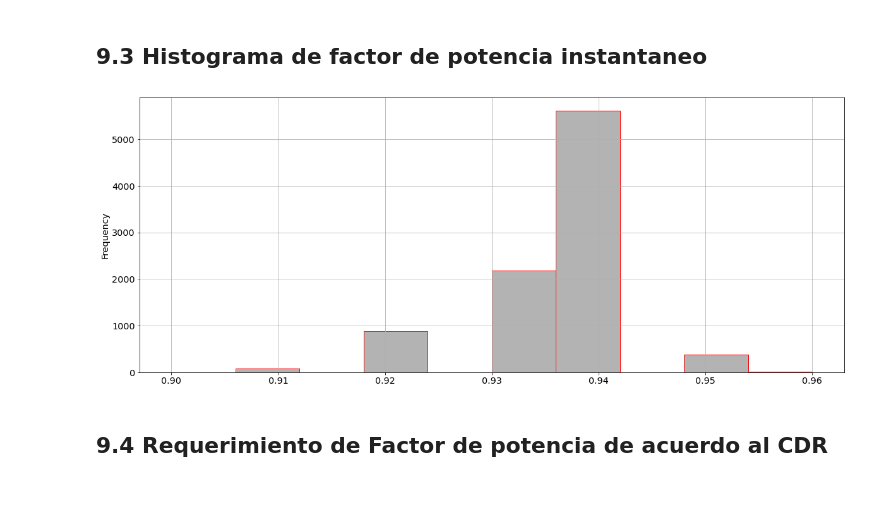
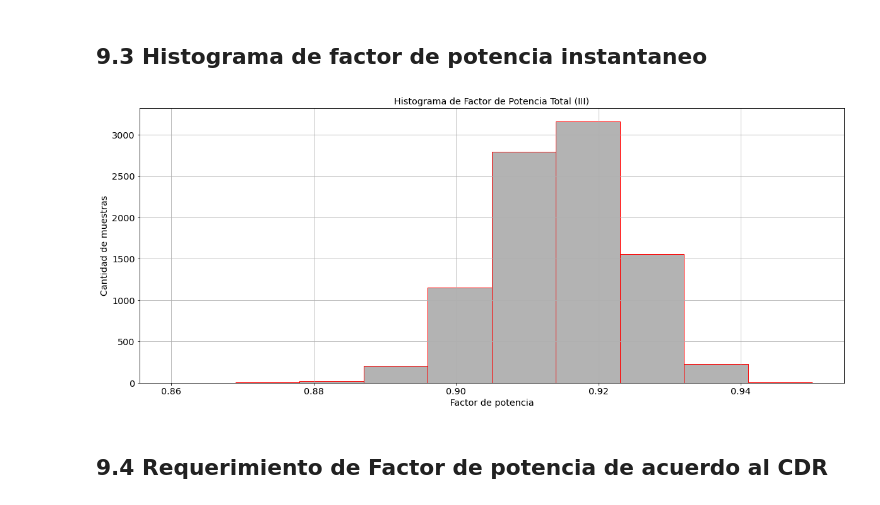
Before and after one commit to anghelcast/pqdata_samples, a Jupyter notebook: PQDATA_Top/PQDATA_TOP.ipynb, the cells around one changed output. Saved outputs shown, nothing was run; the diff lists cells and outputs as text; code cells hidden in the pictures.

```diff
--- a/PQDATA_Top/PQDATA_TOP.ipynb
+++ b/PQDATA_Top/PQDATA_TOP.ipynb
@@ -379,11 +379,18 @@ pfm.mean(axis='index')
 ## 9.3 Histograma de factor de potencia instantaneo
 # %%
 plt.figure(figsize=(20,8))
-pfplot= pfm.plot(kind="hist", color="0.7", ec="red")
+
+
+pfplot= pfi.plot(kind="hist", color="0.7", ec="red")
+
+plt.title('Histograma de Factor de Potencia Total (III)')
+plt.xlabel(' Factor de potencia ')
+plt.ylabel('Cantidad de muestras')
+
 plt.grid()
 plt.show()
 # %% [output]
-[figure, old version]
+[figure, new version]
 # %% [markdown]
 ## 9.4 Requerimiento de Factor de potencia de acuerdo al CDR
 # %%
```
Also changed, not shown: parts of 5 cells of this notebook.
